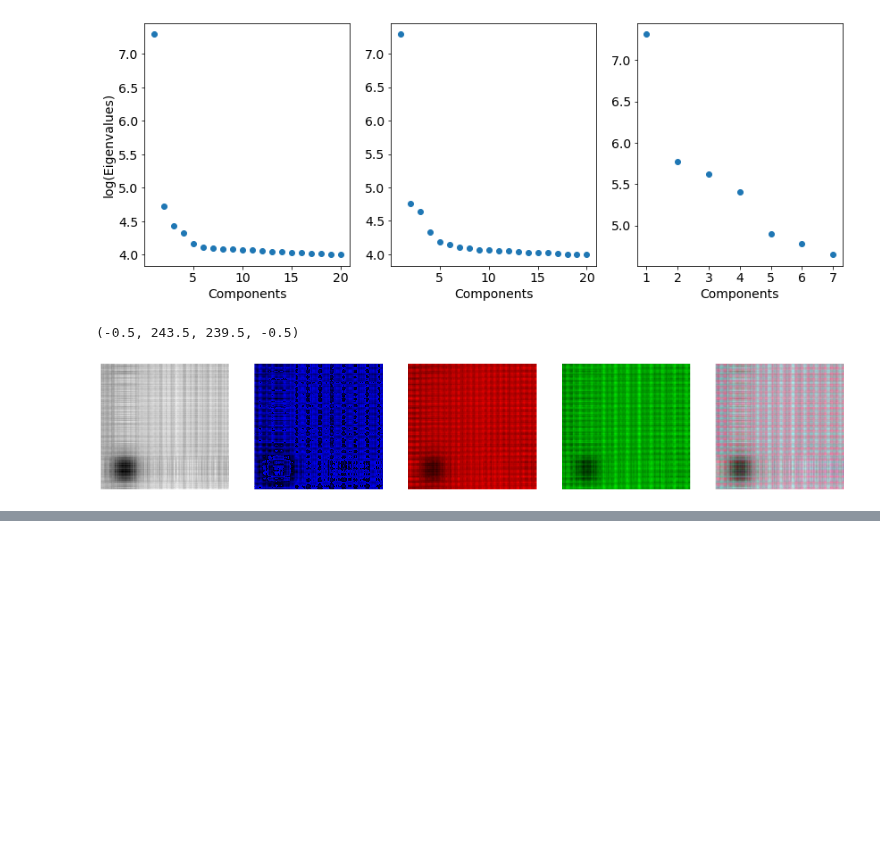
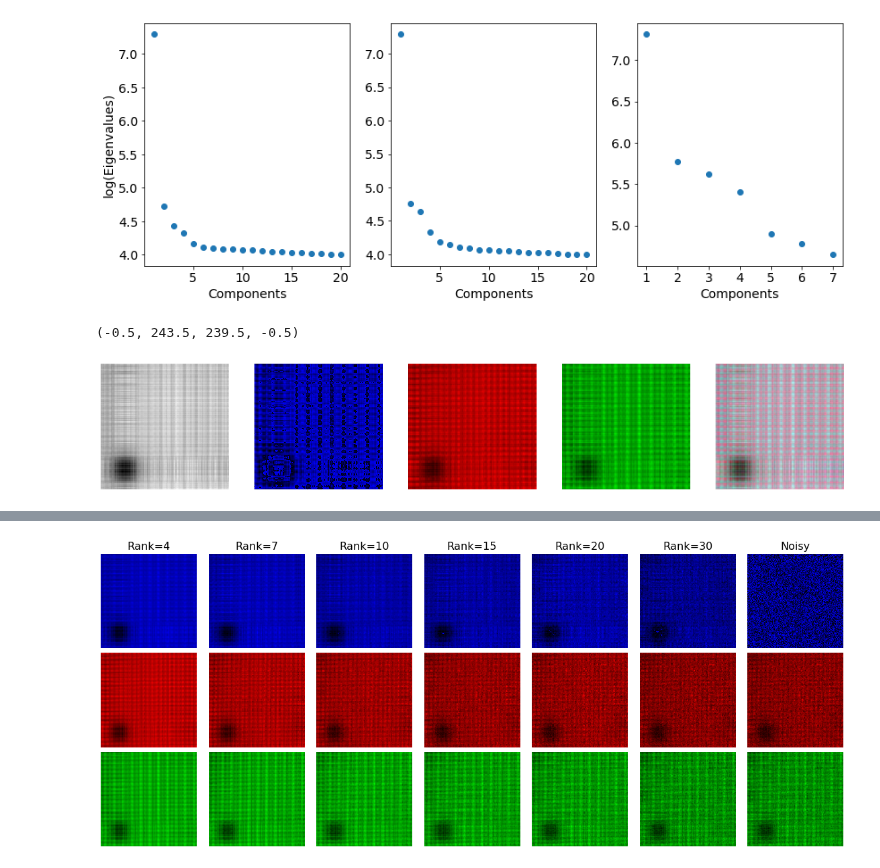
Before and after one commit to CY-Zhang/PyProcessingCodes, a Jupyter notebook: TensorDenoise/VisulizeResults_EDS.ipynb, the cells around one changed output, grey strips where cells are left out. Cells and saved outputs as stored; diff of their text form; code cells hidden in the pictures; blank space fills up the shorter version.

Commit message:
Improvment on EDS data denoising and COM-Quiver from B.Levin

```diff
--- a/TensorDenoise/VisulizeResults_EDS.ipynb
+++ b/TensorDenoise/VisulizeResults_EDS.ipynb
@@ -84,7 +84,7 @@ Text(0.5, 0, 'Components')
 [figure]
 # %%
 # Analysis denoise results from grouped EDS data
-temp = sio.loadmat('E:\Denoising_Rungang\EDSdata\EDS_denoised_grouped_4-4-4.mat')
+temp = sio.loadmat('E:\Denoising_Rungang\EDSdata\EDS_denoised_grouped_4-4-7.mat')
 denoised = temp['est_HOOI']
 temp = sio.loadmat('E:\Denoising_Rungang\EDSdata\EDS_grouped.mat')
 noisy = temp['datacube']
@@ -149,0 +146,78 @@ array([3, 0, 0], dtype=uint8)
+# %%
+# Results from higher ranks along real space dimensions
+fig = plt.figure(figsize=(20,8))
+
+temp = sio.loadmat('E:\Denoising_Rungang\EDSdata\EDS_grouped.mat')
+noisy = temp['datacube']
+
+fig.add_subplot(3,7,7)
+layer = data[:,:,1]
+layer = layer/np.amax(layer)*255
+rgbArray = np.zeros([240,244,3],dtype=np.uint8)
+rgbArray[:,:,2] = layer.astype('int')*4
+img = Image.fromarray(rgbArray)
+plt.imshow(img)
+plt.axis('off')
+plt.title('Noisy',fontsize=16)
+
+fig.add_subplot(3,7,14)
+layer = data[:,:,2] + data[:,:,3]
+layer = layer/np.amax(layer)*255
+rgbArray = np.zeros([240,244,3],dtype=np.uint8)
+rgbArray[:,:,0] = layer.astype('int')
+img = Image.fromarray(rgbArray)
+plt.imshow(img)
+plt.axis('off')
+
+fig.add_subplot(3,7,21)
+layer = data[:,:,4] + data[:,:,5] + data[:,:,6]
+layer = layer/np.amax(layer)*255
+rgbArray = np.zeros([240,244,3],dtype=np.uint8)
+rgbArray[:,:,1] = layer.astype('int')
+img = Image.fromarray(rgbArray)
+plt.imshow(img)
+plt.axis('off')
+
+rank_list = [4,7,10,15,20,30]
+for irank in range(len(rank_list)):
+    rank = rank_list[irank]
+    path = 'E:\Denoising_Rungang\EDSdata\EDS_denoised_grouped_'+str(rank)+'-'+str(rank)+'-7.mat'
+    temp = sio.loadmat(path)
+    denoised = temp['est_HOOI']
+    data = denoised[:]
+    data = data / np.amax(data) * 255
+
+    # Ca map
+    fig.add_subplot(3,7,irank+1)
+    layer = data[:,:,1]
+    layer = layer/np.amax(layer)*255
+    rgbArray = np.zeros([240,244,3],dtype=np.uint8)
+    rgbArray[:,:,2] = layer.astype('int')
+    img = Image.fromarray(rgbArray)
+    plt.imshow(img)
+    plt.title('Rank='+str(rank),fontsize=16)
+    plt.axis('off')
+
+    # Ti map
+    fig.add_subplot(3,7,irank+1+7)
+    layer = data[:,:,2] + data[:,:,3]
+    layer = layer/np.amax(layer)*255
+    rgbArray = np.zeros([240,244,3],dtype=np.uint8)
+    rgbArray[:,:,0] = layer.astype('int')
+    img = Image.fromarray(rgbArray)
+    plt.imshow(img)
+    plt.axis('off')
+
+    # Nd map
+    fig.add_subplot(3,7,irank+1+14)
+    layer = data[:,:,4] + data[:,:,5] + data[:,:,6]
+    layer = layer/np.amax(layer)*255
+    rgbArray = np.zeros([240,244,3],dtype=np.uint8)
+    rgbArray[:,:,1] = layer.astype('int')
+    img = Image.fromarray(rgbArray)
+    plt.imshow(img)
+    plt.axis('off')
+
+fig.subplots_adjust(wspace = 0.05, hspace = 0.05)
+# %% [output]
+[figure, added]
```
Also changed, not shown: parts of 1 cell of this notebook, 1 other file.
